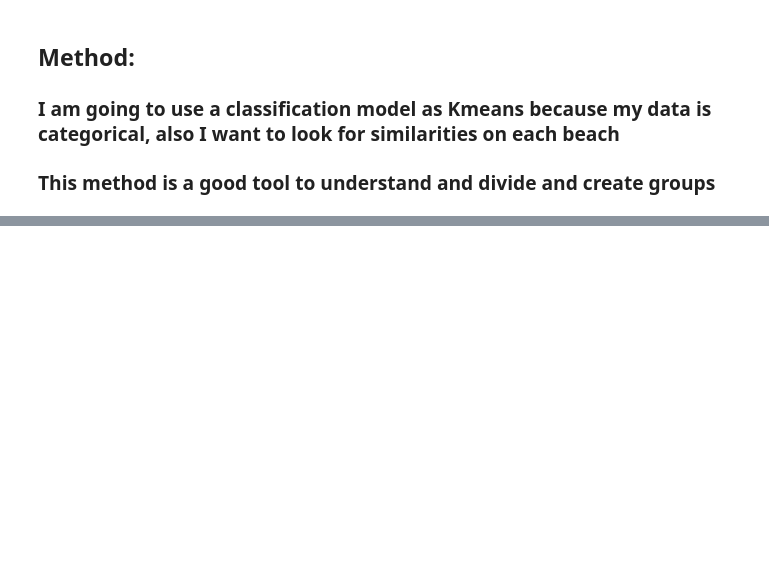
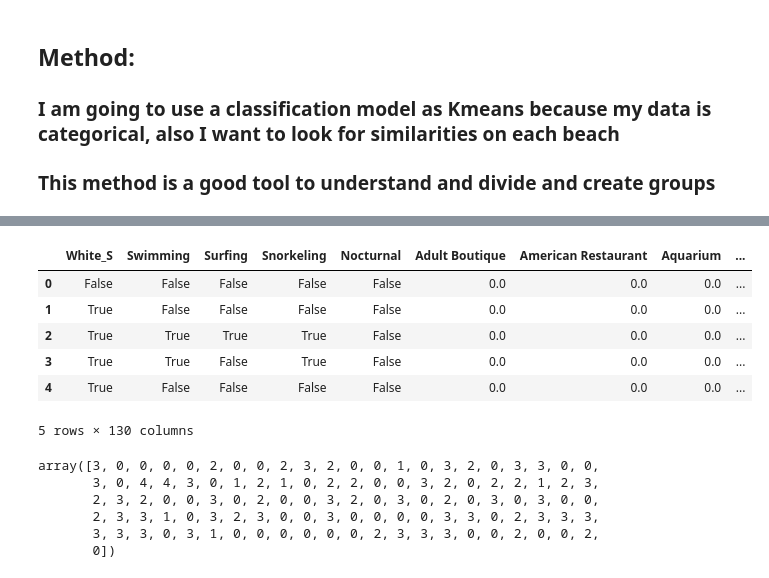
Before and after one commit to jesagocr/DataScience_IBM_Coursera_Capstone, a Jupyter notebook: projectBeaches.ipynb, the cells around one changed output, grey strips where cells are left out. Saved outputs shown, nothing was run; the diff lists cells and outputs as text; code cells hidden in the pictures; blank space fills up the shorter version.

```diff
--- a/projectBeaches.ipynb
+++ b/projectBeaches.ipynb
@@ -1124,0 +1152,10 @@ map_p
+# %%
+merge.head()
+# %% [output]
+|  | White_S | Swimming | Surfing | Snorkeling | Nocturnal | Adult Boutique | American Restaurant | Aquarium | ... |
+| 0 | False | False | False | False | False | 0.0 | 0.0 | 0.0 | ... |
+| 1 | True | False | False | False | False | 0.0 | 0.0 | 0.0 | ... |
+| 2 | True | True | True | True | False | 0.0 | 0.0 | 0.0 | ... |
+| 3 | True | True | False | True | False | 0.0 | 0.0 | 0.0 | ... |
+| 4 | True | False | False | False | False | 0.0 | 0.0 | 0.0 | ... |
+5 rows × 130 columns
@@ -1125 +1172,10 @@ map_p
+# %%
+kmeans.labels_
+# %% [output]
+array([3, 0, 0, 0, 0, 2, 0, 0, 2, 3, 2, 0, 0, 1, 0, 3, 2, 0, 3, 3, 0, 0,
+       3, 0, 4, 4, 3, 0, 1, 2, 1, 0, 2, 2, 0, 0, 3, 2, 0, 2, 2, 1, 2, 3,
+       2, 3, 2, 0, 0, 3, 0, 2, 0, 0, 3, 2, 0, 3, 0, 2, 0, 3, 0, 3, 0, 0,
+       2, 3, 3, 1, 0, 3, 2, 3, 0, 0, 3, 0, 0, 0, 0, 3, 3, 0, 2, 3, 3, 3,
+       3, 3, 3, 0, 3, 1, 0, 0, 0, 0, 0, 0, 2, 3, 3, 3, 0, 0, 2, 0, 0, 2,
+       0])
 # %%
```
Also changed, not shown: parts of 8 cells of this notebook.
